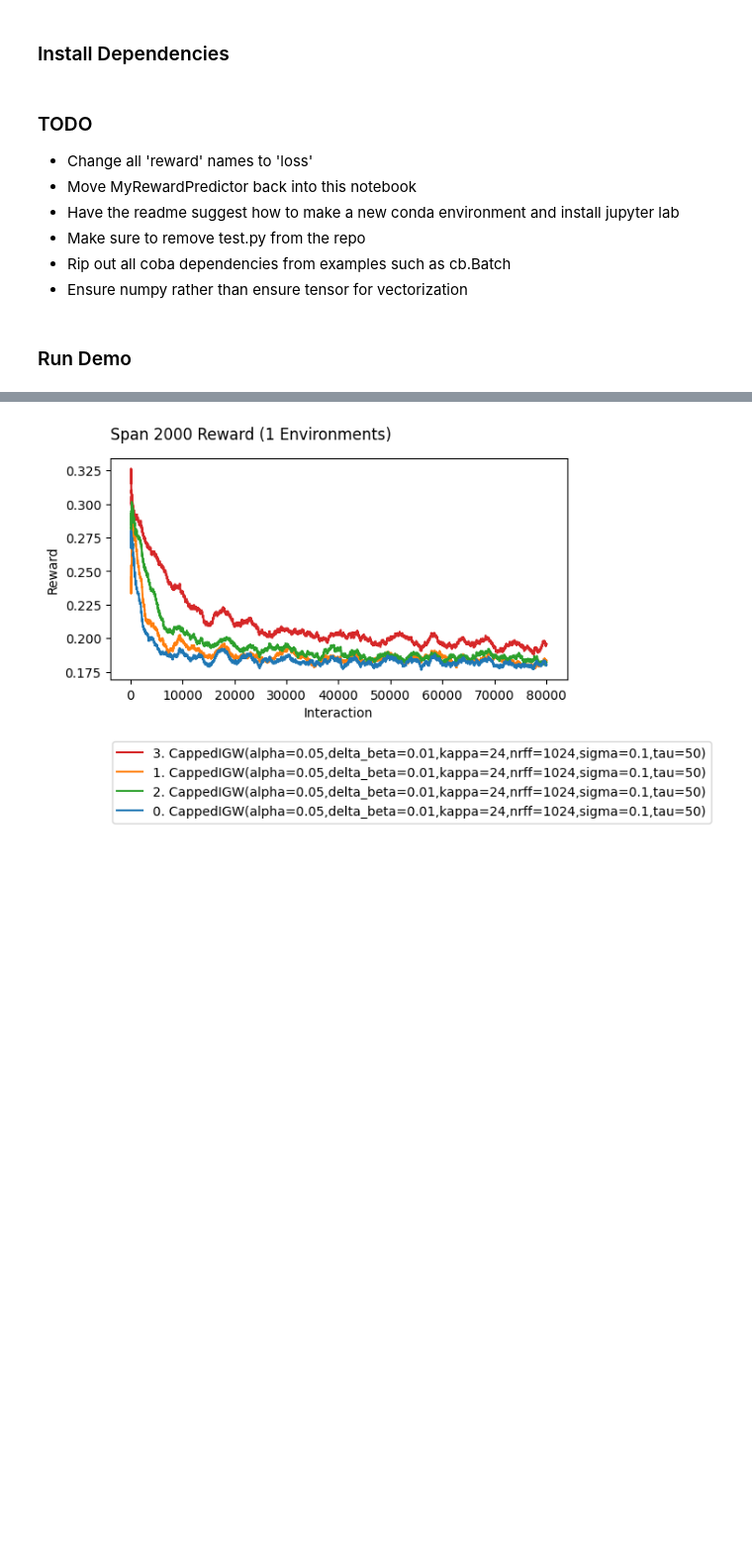
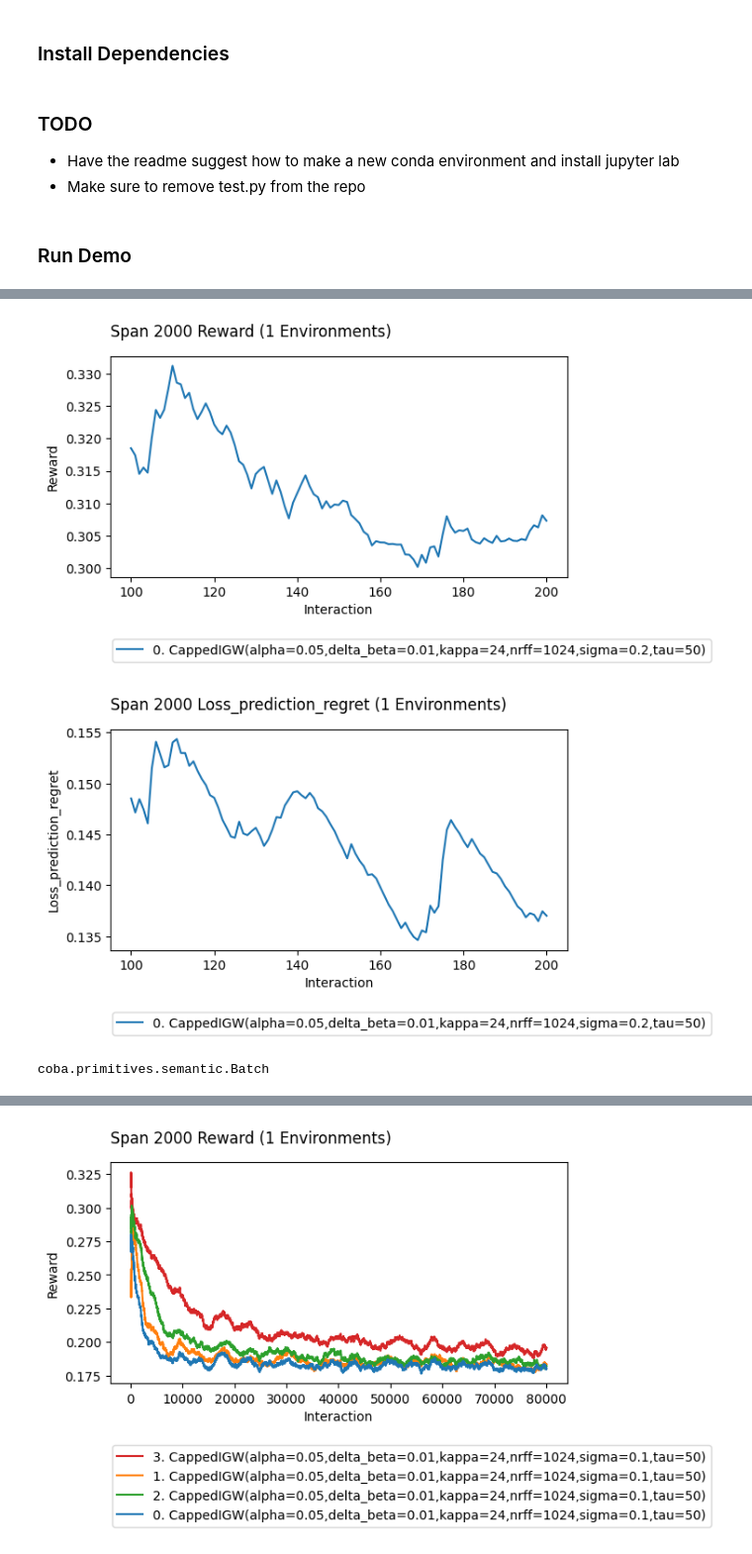
Before and after one commit to mrucker/onoff_experiments, a Jupyter notebook: demo/demo.ipynb, the cells around one changed output, grey strips where cells are left out. Shown: that part at 99% size. Cells and saved outputs as stored; diff of their text form; code cells hidden in the pictures; blank space fills up the shorter version.

```diff
--- a/demo/demo.ipynb
+++ b/demo/demo.ipynb
@@ -9,8 +10,4 @@
 # %% [markdown]
 ### TODO
-+ Change all 'reward' names to 'loss'
-+ Move MyRewardPredictor back into this notebook
 + Have the readme suggest how to make a new conda environment and install jupyter lab
 + Make sure to remove test.py from the repo
-+ Rip out all coba dependencies from examples such as cb.Batch
-+ Ensure numpy rather than ensure tensor for vectorization
@@ -21,33 +71,34 @@ import torch
 import coba as cb
 import numpy as np
 from CappedIGW import CappedIGW
-from ScaledL1Loss import MakeLosses
-from PowerScheduler import PowerScheduler
-from MyRewardPredictor import MyRewardPredictor
-from UniformReferencePolicy import UniformReferencePolicy
+from DataCleaning import MakeLosses, Tensorize
 
-#these values are specific to openml dataset 41540
-n_context_dim, n_action_dim = 22, 1
+#these dimensions are specific to openml dataset 41540
+context_dim, action_dim = 22, 1
 tzero = 100
 gamma_tzero = 1e-4
 lr = 1e-2
 batch_size = 8
 
-fhat = MyRewardPredictor(
+fhat = MyLossPredictor(
     numrff=1024,
     sigma=2e-1,
-    in_features=n_context_dim+n_action_dim,
+    in_features=context_dim+action_dim,
     opt_factory=lambda params: torch.optim.Adam(params,lr=lr),
-    sched_factory=lambda opt: torch.optim.lr_scheduler.LambdaLR(opt, lr_lambda=PowerScheduler(tzero,-.5))
+    sched_factory=lambda opt: torch.optim.lr_scheduler.LambdaLR(opt, lr_lambda=lambda t:(1+t/tzero)**(-.5))
 )
 
-env = cb.Environments.cache_dir('.coba_cache').from_openml(data_id=41540).shuffle(seed=1).scale().filter(MakeLosses()).batch(batch_size)
+#this is the directory where the
+#openml data will be cached on disk
+cb.Environments.cache_dir('.coba_cache')
+
+env = cb.Environments.from_openml(data_id=41540).shuffle(seed=1).scale().repr('onehot').filter(MakeLosses()).batch(batch_size).filter(Tensorize())
 lrn = CappedIGW(mu=UniformReferencePolicy(),
                 fhat=fhat,
                 tau=50,
-                gamma_scheduler = PowerScheduler(gamma_tzero,.5))
+                gamma_sched=lambda t:(1+t/tzero)**(.5))
 
-result = cb.Experiment(env,lrn).run()
-result.plot_learners(y='reward'                  , span=2_000, xlim=(100,None))
-result.plot_learners(y='reward_prediction_regret', span=2_000, xlim=(100,None))
+result = cb.Experiment(env,lrn).run(processes=1)
+result.plot_learners(y='reward'                , span=2_000, xlim=(100,None))
+result.plot_learners(y='loss_prediction_regret', span=2_000, xlim=(100,None))
 # %% [output]
@@ -58,0 +112,6 @@ result.plot_learners(y='reward_prediction_regret', span=2_000, xlim=(100,None))
+[figure, added]
+[figure, added]
+# %%
+type(list(cb.Environments.from_openml(data_id=41540,take=80).shuffle(seed=1).scale().repr('onehot').filter(MakeLosses()).batch(batch_size).filter(Tensorize())[0].read())[0]['actions'])
+# %% [output]
+coba.primitives.semantic.Batch
```
Also changed, not shown: parts of 4 cells of this notebook, 10 other files.
